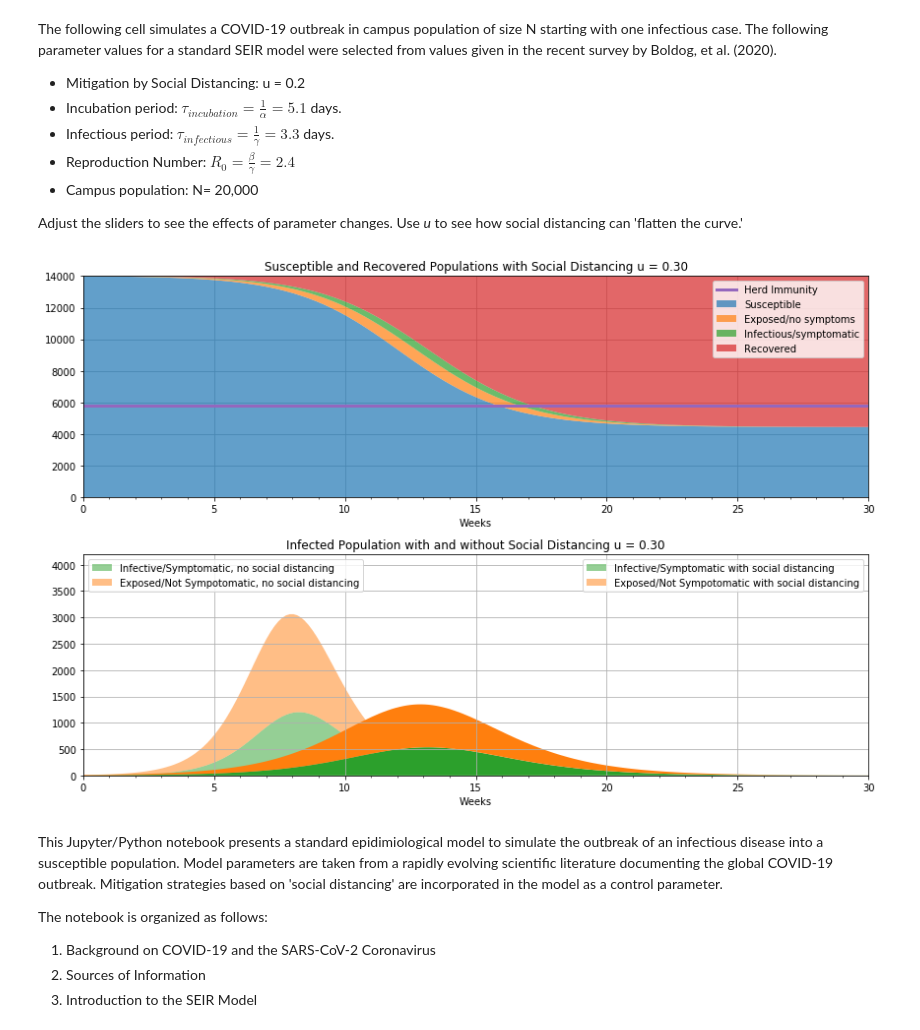
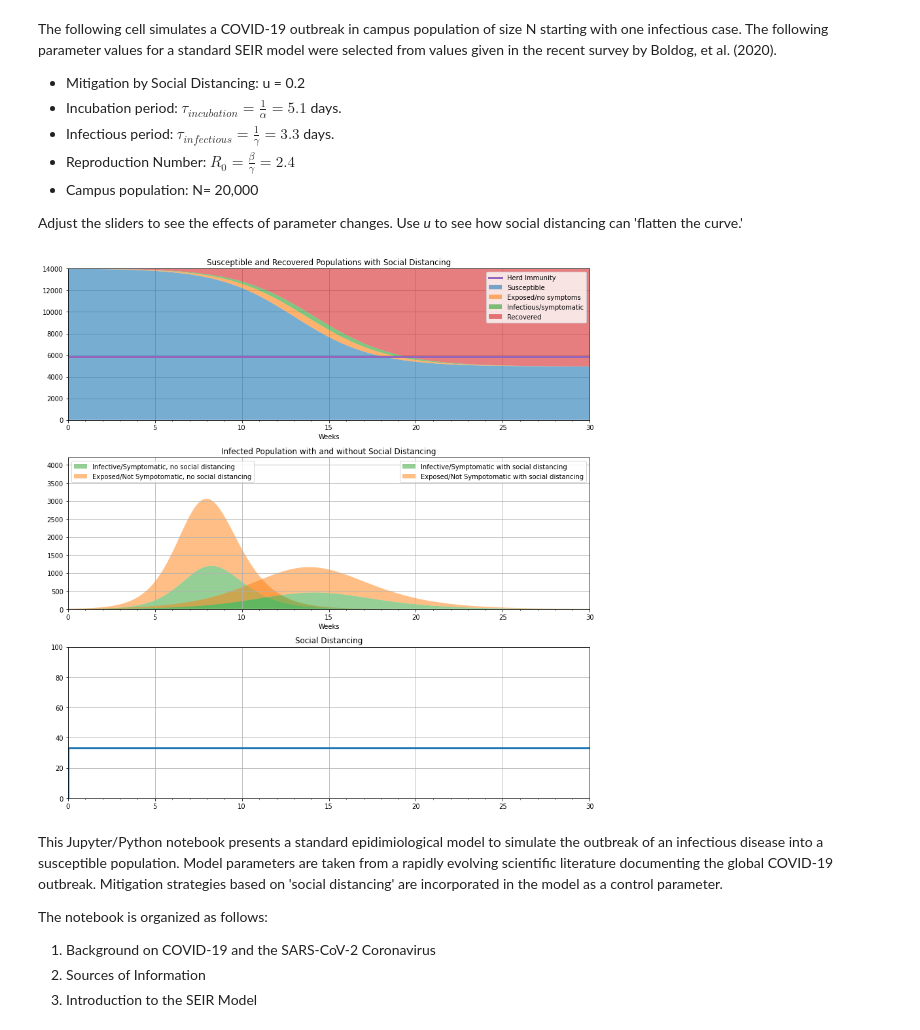
Before and after one commit to jckantor/covid-19, a Jupyter notebook: COVID-19.ipynb, the cells around one changed output. Drawn from its saved outputs; the diff is of its cells as text; code cells hidden in the pictures.

```diff
--- a/COVID-19.ipynb
+++ b/COVID-19.ipynb
@@ -19,17 +19,19 @@ The following cell simulates a COVID-19 outbreak in campus population of size N
 Adjust the sliders to see the effects of parameter changes.  Use *u* to see how social distancing can 'flatten the curve.'
 # %%
 #@title SEIR Model with Social Distancing { run: "auto" }
-#@markdown Periods in days
+#@markdown Reproduction number
+R0 = 2.4 #@param {type:"slider", min:0.9, max:5, step:0.1}
+#@markdown Disease periods in days
 t_incubation = 5 #@param {type:"slider", min:1, max:14, step:0.1}
 t_infective = 3.3 #@param {type:"slider", min:1, max:14, step:0.1}
-#@markdown Reproduction number
-R0 = 2.4 #@param {type:"slider", min:0.9, max:5, step:0.1}
 #@markdown Population Size
 N = 14000 #@param {type:"slider", min:1000, max:350000, step: 1000}
 #@markdown Initial number exposed
 n = 10 #@param {type:"slider", min:0, max:100, step:1}
-#@markdown Social distancing (0 => no social distancing, 1 ==> perfect isolation)
-u = 0.3 #@param {type:"slider", min:0, max:1, step:0.01}
+#@markdown Effectiveness of social distancing (0 to 100%)
+u_social_distancing = 33 #@param {type:"slider", min:0, max:100, step:1}
+#@markdown When social distancing is adopted (weeks)
+t_social_distancing = 0 #@param {type:"slider", min:0, max:30, step:0.1}
 
 import numpy as np
 from scipy.integrate import odeint
@@ -46,61 +48,72 @@ alpha = 1/t_incubation
 gamma = 1/t_infective
 beta = R0*gamma
 
+def step(t):
+    return 1 if t >= 7*t_social_distancing else 0
+
 # SEIR model differential equations.
 def deriv(x, t, u, alpha, beta, gamma):
     s, e, i, r = x
-    dsdt = -(1-u)*beta * s * i
-    dedt =  (1-u)*beta * s * i - alpha * e
+    dsdt = -(1-u*step(t)/100)*beta * s * i
+    dedt =  (1-u*step(t)/100)*beta * s * i - alpha * e
     didt = alpha * e - gamma * i
     drdt =  gamma * i
     return [dsdt, dedt, didt, drdt]
 
 t = np.linspace(0, 210, 210)
 x_initial = s_initial, e_initial, i_initial, r_initial
-s, e, i, r = odeint(deriv, x_initial, t, args=(u, alpha, beta, gamma)).T
+s, e, i, r = odeint(deriv, x_initial, t, args=(u_social_distancing, alpha, beta, gamma)).T
 s0, e0, i0, r0 = odeint(deriv, x_initial, t, args=(0, alpha, beta, gamma)).T
 
 # plot the data
-fig = plt.figure(figsize=(12,8))
-ax = [fig.add_subplot(211, axisbelow=True),
-        fig.add_subplot(212)]
+fig = plt.figure(figsize=(12, 12))
+ax = [fig.add_subplot(311, axisbelow=True),
+      fig.add_subplot(312),
+      fig.add_subplot(313)]
 
 pal = sns.color_palette()
 
-ax[0].stackplot(t/7, N*s, N*e, N*i, N*r, colors=pal, alpha=0.7)
+ax[0].stackplot(t/7, N*s, N*e, N*i, N*r, colors=pal, alpha=0.6)
 ax[0].plot(np.array([0, t[-1]])/7, [N/R0, N/R0], lw=3, label='herd immunity')
-ax[0].set_title('Susceptible and Recovered Populations with Social Distancing u = {0:3.2f}'.format(u))
+ax[0].set_title('Susceptible and Recovered Populations with Social Distancing')
 ax[0].set_xlabel('Weeks')
 ax[0].set_xlim(0, t[-1]/7)
 ax[0].set_ylim(0, N)
 ax[0].legend([ 'Herd Immunity', 'Susceptible',
                'Exposed/no symptoms',
               'Infectious/symptomatic',
               'Recovered'], loc='best')
 
 ax[1].stackplot(t/7, N*i0,N*e0, colors=pal[2:0:-1], alpha=0.5)
-ax[1].stackplot(t/7, N*i, N*e, colors=pal[2:0:-1], alpha=1)
-ax[1].set_title('Infected Population with and without Social Distancing u = {0:3.2f}'.format(u))
+ax[1].stackplot(t/7, N*i, N*e, colors=pal[2:0:-1], alpha=0.5)
+ax[1].set_title('Infected Population with and without Social Distancing')
 ax[1].set_xlim(0, t[-1]/7)
 ax[1].set_ylim(0, 0.3*N)
 ax[1].set_xlabel('Weeks')
 leg1 = ax[1].legend(['Infective/Symptomatic, no social distancing',
               'Exposed/Not Sympotomatic, no social distancing'],
              loc='upper left')
 leg2 = ax[1].legend(['Infective/Symptomatic with social distancing',
               'Exposed/Not Sympotomatic with social distancing'],
              loc='upper right')
 ax[1].add_artist(leg1)
 
+ax[2].plot([0, t_social_distancing, t_social_distancing, t[-1]],
+           [0, 0, u_social_distancing, u_social_distancing],
+           lw = 3)
+ax[2].set_title('Social Distancing')
+ax[2].set_xlim(0, t[-1]/7)
+ax[2].set_ylim(0, 100)
+
 for a in ax:
     a.xaxis.set_major_locator(plt.MultipleLocator(5))
     a.xaxis.set_minor_locator(plt.MultipleLocator(1))
     a.xaxis.set_major_formatter(plt.FormatStrFormatter('%d'))
     a.grid(True)
 
 plt.tight_layout()
 # %% [output]
-[figure, old version]
+[figure, new version]
 # %% [markdown]
 This Jupyter/Python notebook presents a standard epidimiological model to simulate the outbreak of an infectious disease into a susceptible population. Model parameters are taken from a rapidly evolving scientific literature documenting the global COVID-19 outbreak. Mitigation strategies based on 'social distancing' are incorporated in the model as a control parameter.
 
```
